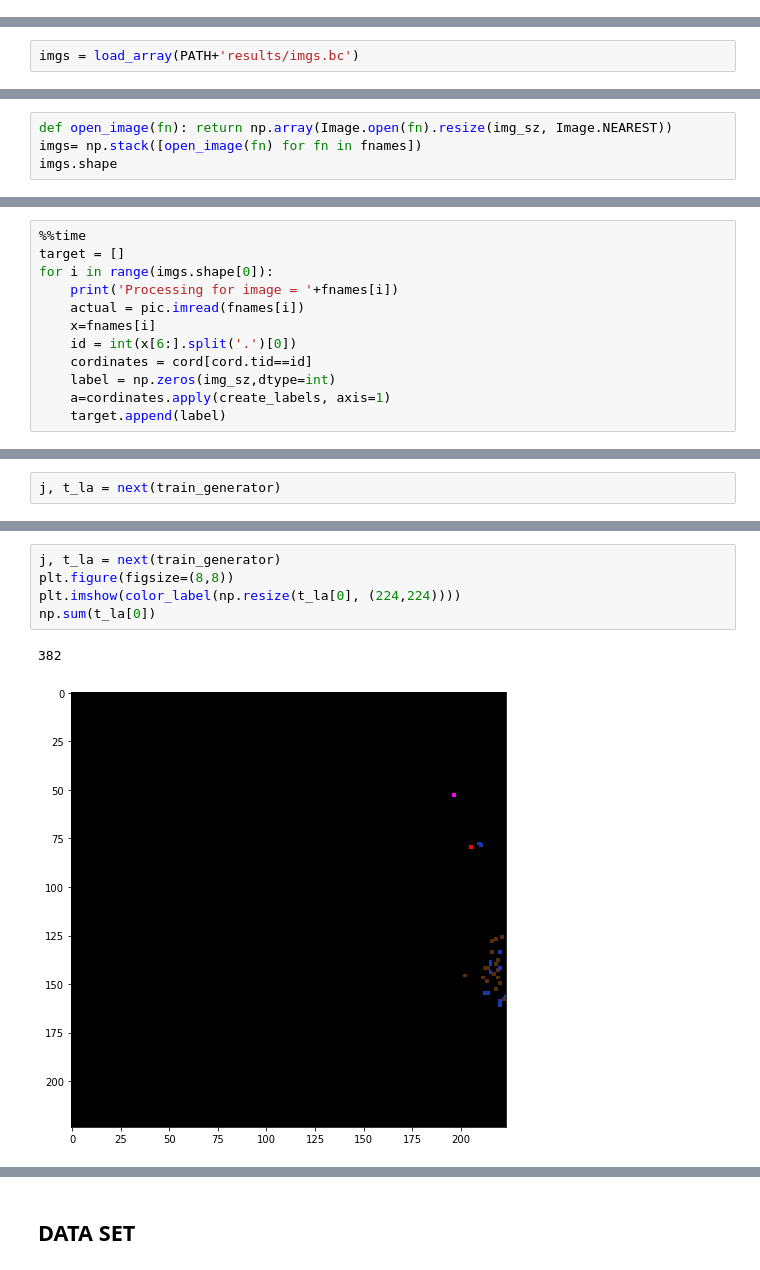
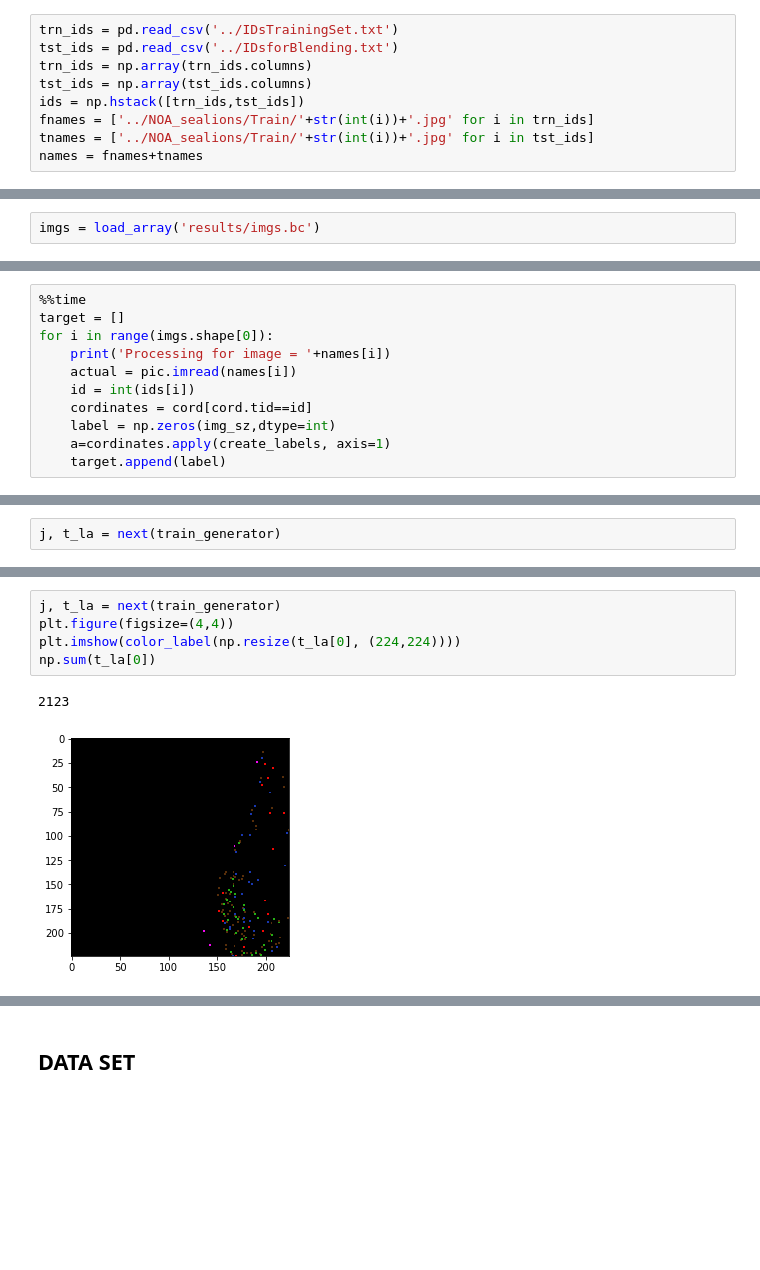
Before and after one commit to dysdsyd/kaggle-fisheries-steller-sea-lion, a Jupyter notebook: experiment-daft/segmentation_NOAA.ipynb, the cells around one changed output, grey strips where cells are left out. Cells and saved outputs as stored; diff of their text form; blank space fills up the shorter version.

```diff
--- a/experiment-daft/segmentation_NOAA.ipynb
+++ b/experiment-daft/segmentation_NOAA.ipynb
@@ -18,0 +19,9 @@ dot_path = PATH+'TrainDotted/'
+# %%
+trn_ids = pd.read_csv('../IDsTrainingSet.txt')
+tst_ids = pd.read_csv('../IDsforBlending.txt')
+trn_ids = np.array(trn_ids.columns)
+tst_ids = np.array(tst_ids.columns)
+ids = np.hstack([trn_ids,tst_ids])
+fnames = ['../NOA_sealions/Train/'+str(int(i))+'.jpg' for i in trn_ids]
+tnames = ['../NOA_sealions/Train/'+str(int(i))+'.jpg' for i in tst_ids]
+names = fnames+tnames
@@ -51,5 +73,5 @@ save_array(PATH+'results/imgs.bc', imgs)
 # %%
-imgs = load_array(PATH+'results/imgs.bc')
+imgs = load_array('results/imgs.bc')
 # %%
 n,r,c,ch = imgs.shape
 # %%
@@ -73,7 +95,3 @@ rgb2cls = dict(zip(rgb, cls))
 ### Labelling-Hardcore
 # %%
 img_sz = (360,360)
-# %%
-def open_image(fn): return np.array(Image.open(fn).resize(img_sz, Image.NEAREST))
-imgs= np.stack([open_image(fn) for fn in fnames])
-imgs.shape
@@ -97,10 +113,9 @@ import sys
 %%time
 target = []
 for i in range(imgs.shape[0]):
-    print('Processing for image = '+fnames[i])
-    actual = pic.imread(fnames[i])
-    x=fnames[i]
-    id = int(x[6:].split('.')[0])
+    print('Processing for image = '+names[i])
+    actual = pic.imread(names[i])
+    id = int(ids[i])
     cordinates = cord[cord.tid==id]
     label = np.zeros(img_sz,dtype=int)
     a=cordinates.apply(create_labels, axis=1)
@@ -268,11 +244,11 @@ plt.imshow(j[0]*std+mean)
 # %%
 j, t_la = next(train_generator)
-plt.figure(figsize=(8,8))
+plt.figure(figsize=(4,4))
 plt.imshow(color_label(np.resize(t_la[0], (224,224))))
 np.sum(t_la[0])
 # %% [output]
-382
+2123
-[figure, old version]
+[figure, new version]
 # %%
 t_la.shape
 # %% [output]
```
Also changed, not shown: parts of 52 cells of this notebook, 1 other file.
